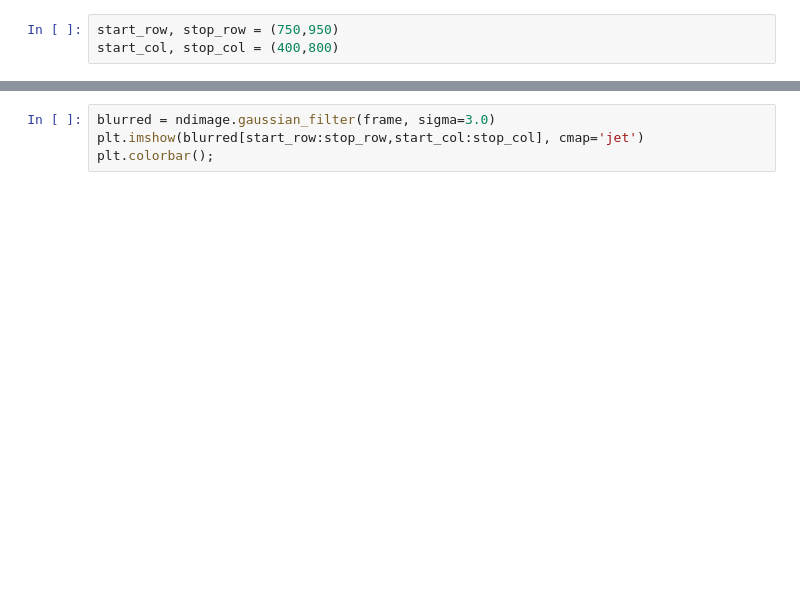
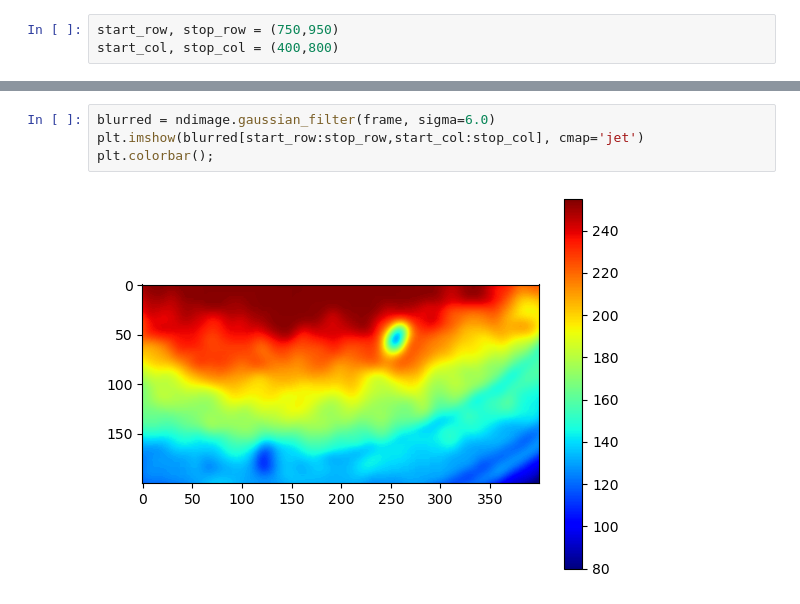
Before and after one commit to strawlab/pm21-tiger, a Jupyter notebook: lectures/lecture-07/2 erosion and blur.ipynb, the cells around one changed output, grey strips where cells are left out. Drawn from its saved outputs; the diff is of its cells as text; blank space fills up the shorter version.

```diff
--- a/lectures/lecture-07/2 erosion and blur.ipynb
+++ b/lectures/lecture-07/2 erosion and blur.ipynb
@@ -107,7 +135,9 @@ plt.colorbar();
 # %%
-blurred = ndimage.gaussian_filter(frame, sigma=3.0)
+blurred = ndimage.gaussian_filter(frame, sigma=6.0)
 plt.imshow(blurred[start_row:stop_row,start_col:stop_col], cmap='jet')
 plt.colorbar();
+# %% [output]
+[figure, added]
 # %%
 blurred_absdiff = abs(blurred - median_frame)
 blur_threshold = 40
```
Also changed, not shown: parts of 15 cells of this notebook, 1 other file.
